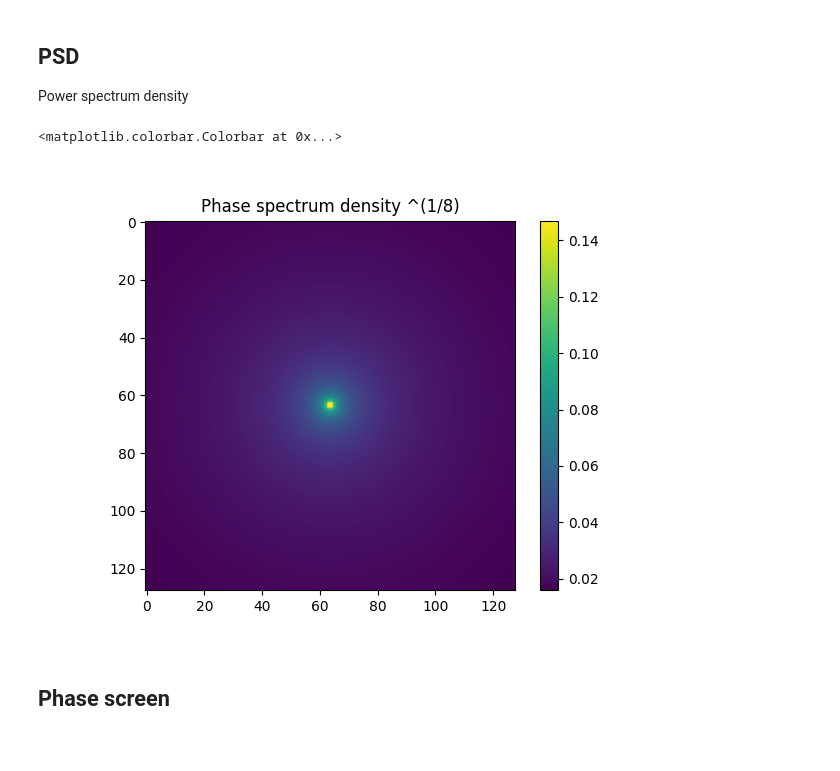
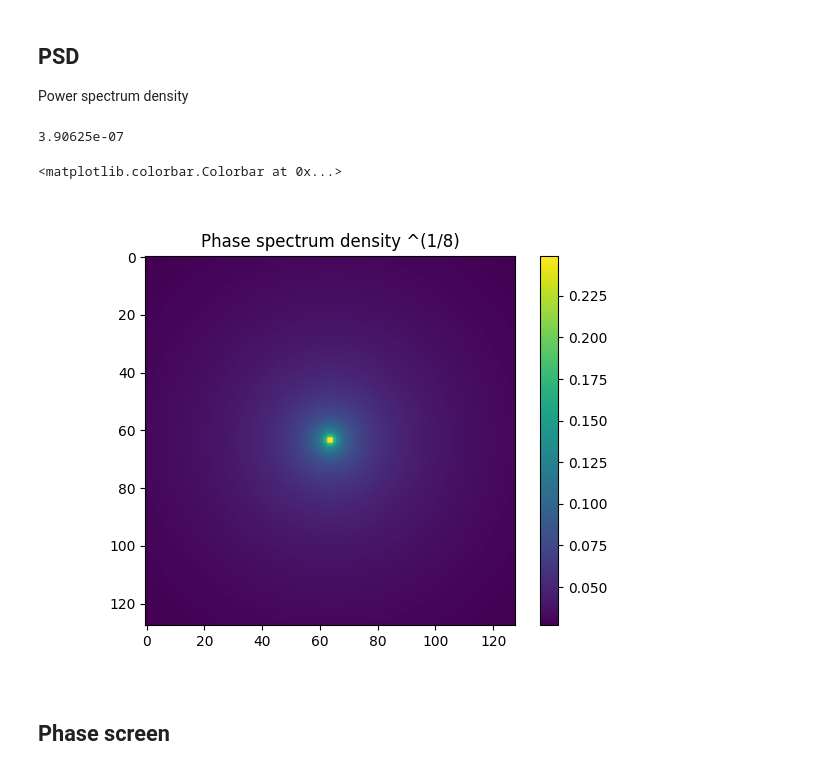
Before and after one commit to HumbertDominique/OWS, a Jupyter notebook: temp.ipynb, the cells around one changed output. Cells and saved outputs as stored; diff of their text form; code cells hidden in the pictures.

```diff
--- a/temp.ipynb
+++ b/temp.ipynb
@@ -15,26 +17,27 @@ asec2rad = 1/rad2asec
 Power spectrum density
 # %%
 dimmat = 128   # Matrix size
-r0 = .2
+r0 = .0001
 L0 = -1
 
 FoV = 60 # arcsec
 Npx = 100 # image plane pixels qty
 
-Daf = 0.001#asec2rad*FoV/Npx # [rad/px]  (Numerical aperture)
+Daf = 0.01#asec2rad*FoV/Npx # [rad/px]  (Numerical aperture)
 wl = 500e-9 # [m]
 
 dfp = Daf/wl # [/m] Pupil plane spatial frequency pixel size (Numerical aperture/WL)
 dxp = 1/(dfp*dimmat) # Pupil plane pixel size
 #DFP = 1/dxp/dimmat
-
+print(dxp)
 PSD = ows.psd(dimmat, dxp, r0, wl)
 
 plt.close(1)
 plt.figure(1)
 plt.imshow(PSD**(1/8))
 plt.title("Phase spectrum density ^(1/8)")
 plt.colorbar()
 # %% [output]
-<matplotlib.colorbar.Colorbar at 0x...>
+3.90625e-07
+<matplotlib.colorbar.Colorbar at 0x...>
-[figure, old version]
+[figure, new version]
```
Also changed, not shown: parts of 3 cells of this notebook, 2 other files.
